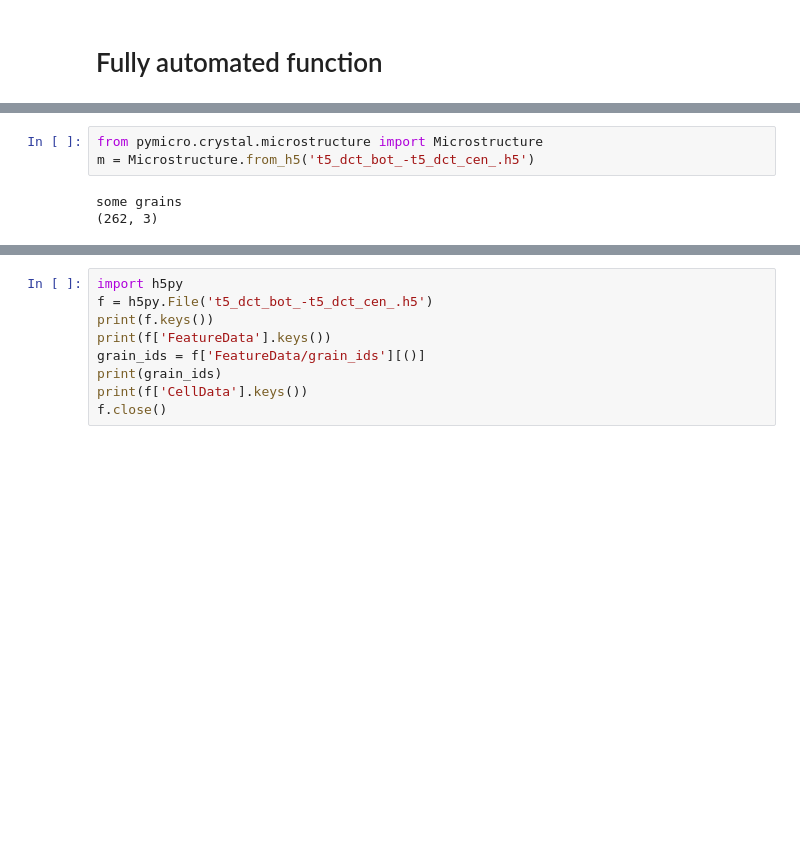
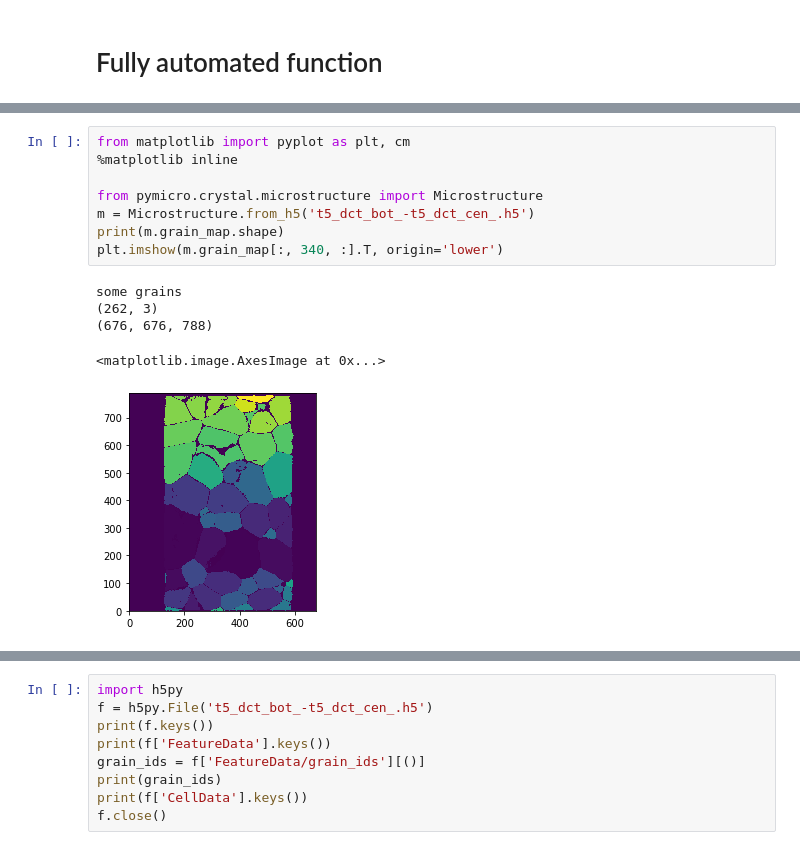
Before and after one commit to heprom/Ti7_ESRF, a Jupyter notebook: T5/T5_dct_merging.ipynb, the cells around one changed output, grey strips where cells are left out. Cells and saved outputs as stored; diff of their text form; blank space fills up the shorter version.

```diff
--- a/T5/T5_dct_merging.ipynb
+++ b/T5/T5_dct_merging.ipynb
@@ -544,6 +598,14 @@ done writing
 # %%
+from matplotlib import pyplot as plt, cm
+%matplotlib inline
+
 from pymicro.crystal.microstructure import Microstructure
 m = Microstructure.from_h5('t5_dct_bot_-t5_dct_cen_.h5')
+print(m.grain_map.shape)
+plt.imshow(m.grain_map[:, 340, :].T, origin='lower')
 # %% [output]
 some grains
 (262, 3)
+(676, 676, 788)
+<matplotlib.image.AxesImage at 0x...>
+[figure, added]
```
Also changed, not shown: parts of 28 cells of this notebook, 5 other files.
